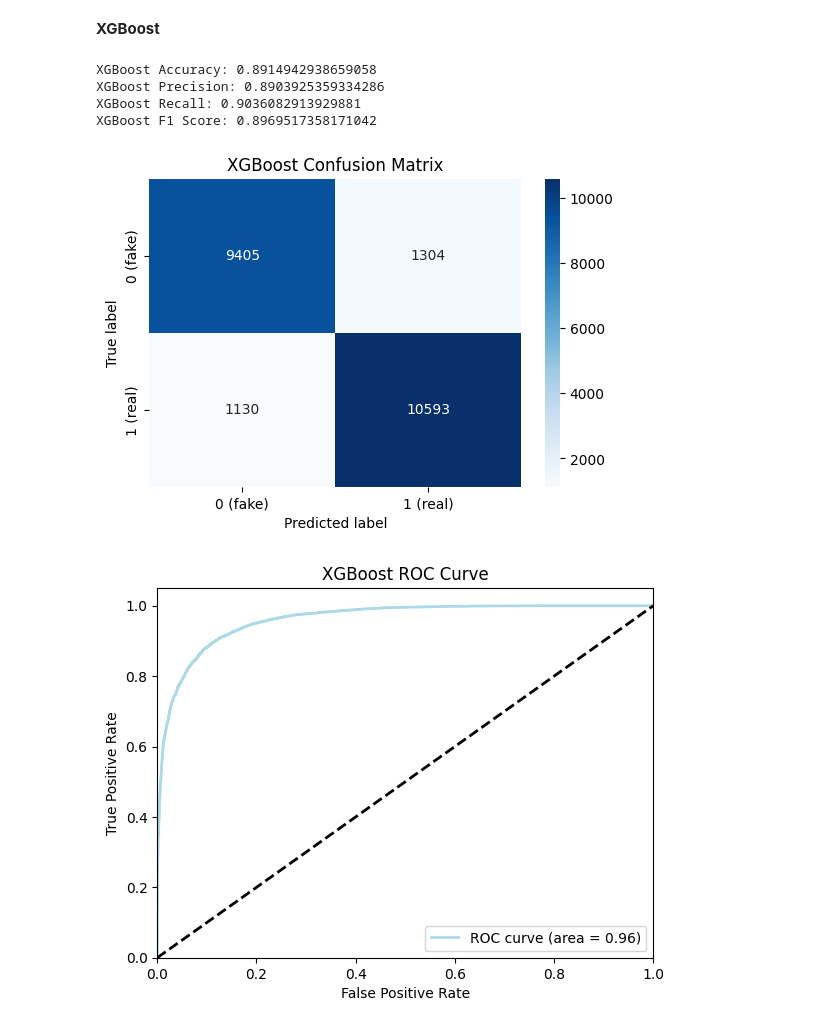
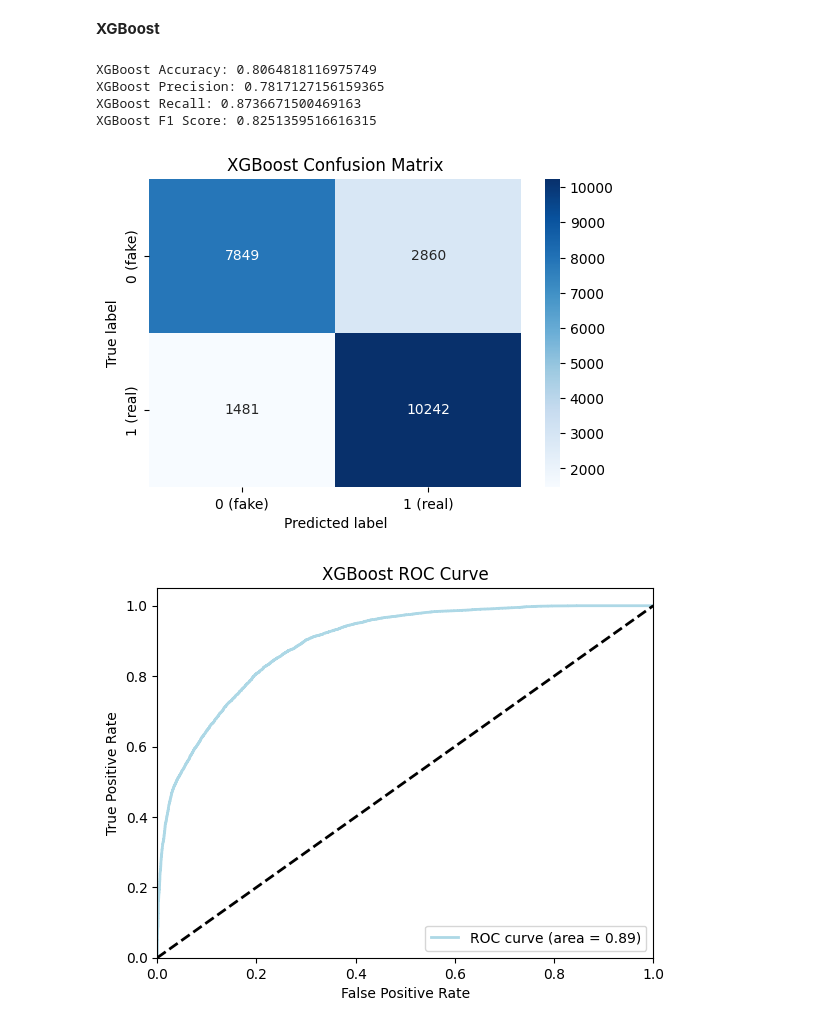
Before and after one commit to Habibu-Ahmad/Deepfake_Detection, a Jupyter notebook: ML_Models.ipynb, the cells around one changed output. Cells and saved outputs as stored; diff of their text form; code cells hidden in the pictures.

```diff
--- a/ML_Models.ipynb
+++ b/ML_Models.ipynb
@@ -17,8 +18,7 @@ import seaborn as sns
 # %% [markdown]
 **Loading Data and Setup**
 # %%
-df = pd.read_csv("/content/wilddeep_dataset.csv")
-
+df = pd.read_csv("/content/wildeep_dataset.csv")
 X = df.drop("label", axis=1)
 y = df["label"]
 
@@ -35,10 +48,19 @@ X_test = scaler.transform(X_test)
 # %% [markdown]
 **Random Forest**
 # %%
-rf_model = RandomForestClassifier(n_estimators=250, random_state=42)
+rf_model = RandomForestClassifier(
+    n_estimators=100,
+    max_depth=30,
+    min_samples_split=2,
+    min_samples_leaf=2,
+    max_features=3,
+    class_weight='balanced',
+    bootstrap=False,
+    random_state=42
+)
 rf_model.fit(X_train, y_train)
 
-# Evaluate
+#Evaluate
 y_pred = rf_model.predict(X_test)
 y_proba = rf_model.predict_proba(X_test)[:, 1]
 
@@ -73,7 +95,15 @@ F1 Score: 0.9176231417559612
 **SVM**
 # %%
 # Initialize and train SVM classifier
-svm_model = SVC(kernel='rbf', random_state=1)
+svm_model = SVC(
+    kernel='rbf',
+    C=10,
+    gamma=0.01,
+    probability=True,     # if you want predict_proba
+    class_weight='balanced',  # if your dataset is imbalanced
+    random_state=1
+)
+
 svm_model.fit(X_train, y_train)
 
 # Make predictions
@@ -130,12 +160,20 @@ SVM F1 Score: 0.788828281999754
 # Initialize and train XGBoost classifier
 xgb_model = xgb.XGBClassifier(
     objective="binary:logistic",
-    n_estimators=200,
-    random_state=1
+    n_estimators=300,
+    learning_rate=0.05,
+    max_depth=4,
+    min_child_weight=3,
+    gamma=0.2,
+    subsample=0.8,
+    colsample_bytree=0.8,
+    scale_pos_weight=1,
+    reg_alpha=0.01,
+    reg_lambda=1,
+    random_state=42
 )
+
 xgb_model.fit(X_train, y_train)
-
-# Make predictions
 xgb_y_pred = xgb_model.predict(X_test)
 xgb_probs = xgb_model.predict_proba(X_test)[:, 1]
 
@@ -149,36 +187,36 @@ xgb_f1 = f1_score(y_test, xgb_y_pred, pos_label=1)
 print("XGBoost Accuracy:", xgb_accuracy)
 print("XGBoost Precision:", xgb_precision)
 print("XGBoost Recall:", xgb_recall)
 print("XGBoost F1 Score:", xgb_f1)
 
 # Generate and plot confusion matrix
 xgb_cm = confusion_matrix(y_test, xgb_y_pred)
 plt.figure(figsize=(6, 4))
 sns.heatmap(xgb_cm, annot=True, cmap="Blues", fmt='g',
             xticklabels=['0 (fake)', '1 (real)'], yticklabels=['0 (fake)', '1 (real)'])
 plt.title("XGBoost Confusion Matrix")
 plt.ylabel("True label")
 plt.xlabel("Predicted label")
 plt.show()
 
 # Plot ROC curve
 fpr, tpr, thresholds = roc_curve(y_test, xgb_probs, pos_label=1)
 roc_auc = auc(fpr, tpr)
 
 plt.plot(fpr, tpr, color='lightblue', lw=2,
          label='ROC curve (area = %0.2f)' % roc_auc)
 plt.plot([0, 1], [0, 1], color='black', lw=2, linestyle='--')
 plt.xlim([0.0, 1.0])
 plt.ylim([0.0, 1.05])
 plt.xlabel('False Positive Rate')
 plt.ylabel('True Positive Rate')
 plt.title('XGBoost ROC Curve')
 plt.legend(loc="lower right")
 plt.show()
 # %% [output]
-XGBoost Accuracy: 0.8914942938659058
-XGBoost Precision: 0.8903925359334286
-XGBoost Recall: 0.9036082913929881
-XGBoost F1 Score: 0.8969517358171042
+XGBoost Accuracy: 0.8064818116975749
+XGBoost Precision: 0.7817127156159365
+XGBoost Recall: 0.8736671500469163
+XGBoost F1 Score: 0.8251359516616315
-[figure, old version]
+[figure, new version]
-[figure, old version]
+[figure, new version]
```
Also changed, not shown: parts of 7 cells of this notebook.
